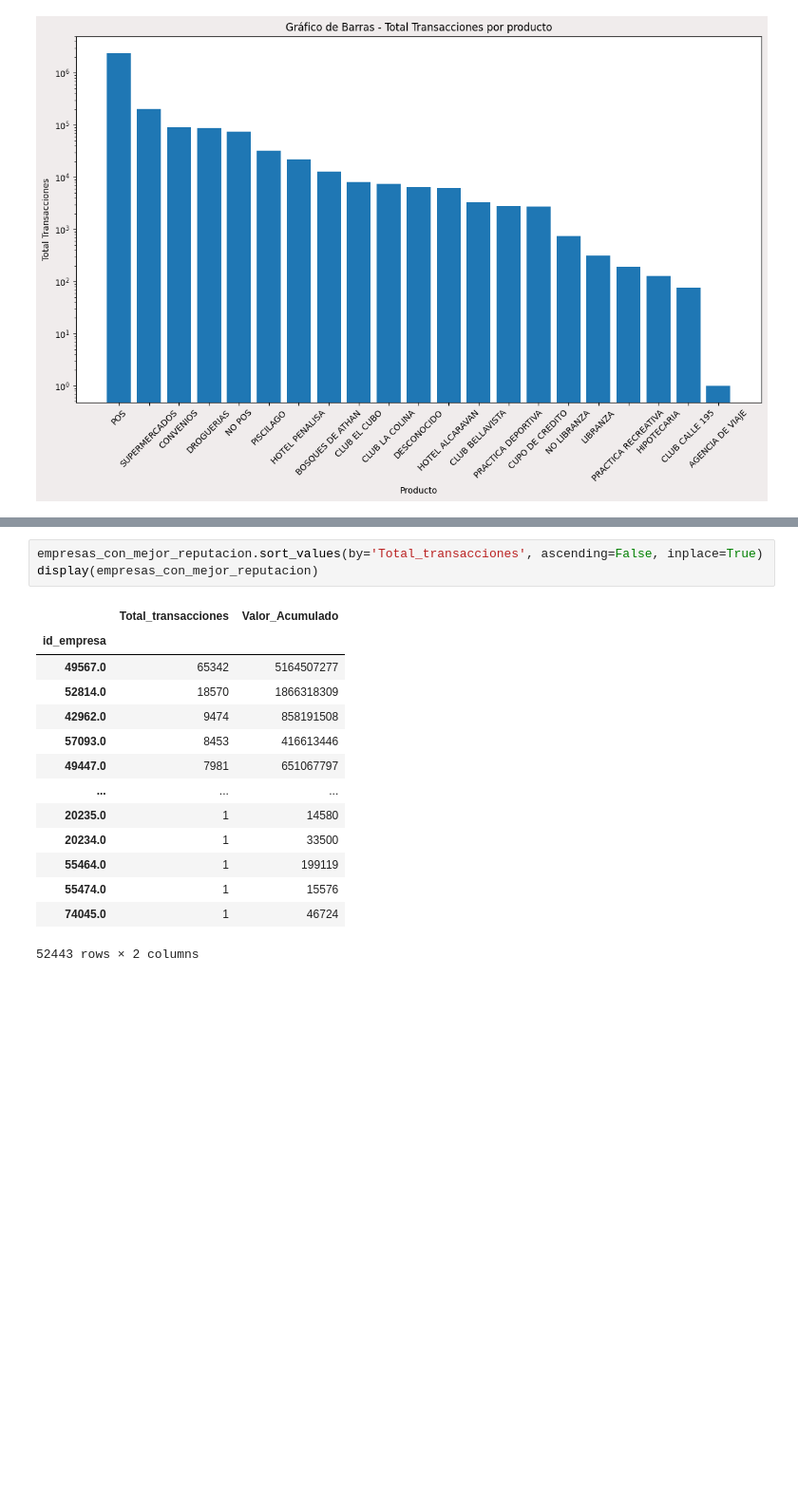
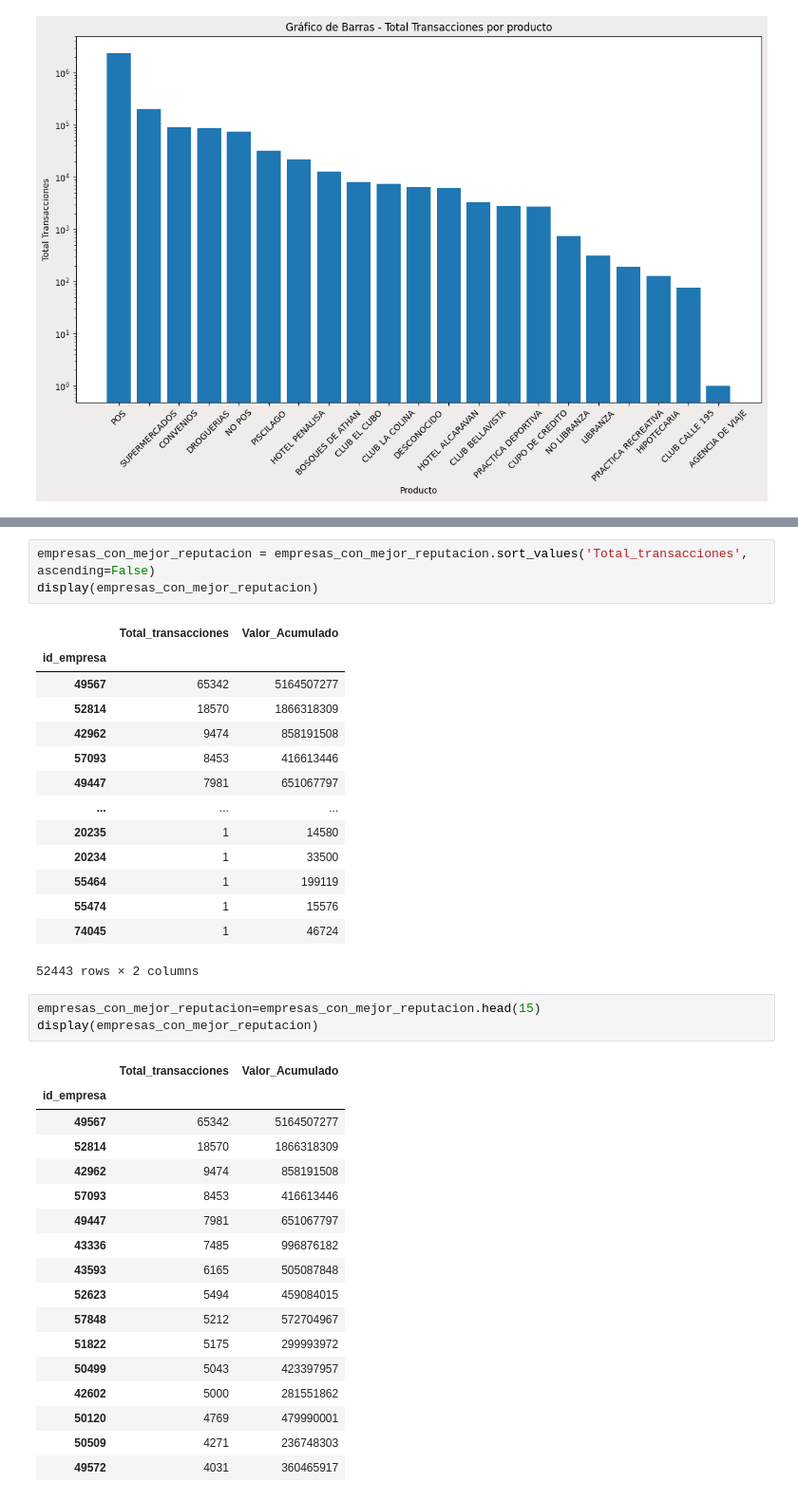
Before and after one commit to DanielAndresD/prueba-tecnica-colsubsidio, a Jupyter notebook: analisis_data.ipynb, the cells around one changed output, grey strips where cells are left out. Shown at 95% size. Drawn from its saved outputs; the diff is of its cells as text; blank space fills up the shorter version.

```diff
--- a/analisis_data.ipynb
+++ b/analisis_data.ipynb
@@ -642,18 +673,39 @@ empresas_con_mejor_reputacion['Valor_Acumulado']= empresas_personas_consumos_joi
 # %%
-empresas_con_mejor_reputacion.sort_values(by='Total_transacciones', ascending=False, inplace=True)
+empresas_con_mejor_reputacion = empresas_con_mejor_reputacion.sort_values('Total_transacciones', ascending=False)
 display(empresas_con_mejor_reputacion)
 # %% [output]
 |  | Total_transacciones | Valor_Acumulado |
 | id_empresa |  |  |
-| 49567.0 | 65342 | 5164507277 |
-| 52814.0 | 18570 | 1866318309 |
-| 42962.0 | 9474 | 858191508 |
-| 57093.0 | 8453 | 416613446 |
-| 49447.0 | 7981 | 651067797 |
+| 49567 | 65342 | 5164507277 |
+| 52814 | 18570 | 1866318309 |
+| 42962 | 9474 | 858191508 |
+| 57093 | 8453 | 416613446 |
+| 49447 | 7981 | 651067797 |
 | ... | ... | ... |
-| 20235.0 | 1 | 14580 |
-| 20234.0 | 1 | 33500 |
-| 55464.0 | 1 | 199119 |
-| 55474.0 | 1 | 15576 |
-| 74045.0 | 1 | 46724 |
+| 20235 | 1 | 14580 |
+| 20234 | 1 | 33500 |
+| 55464 | 1 | 199119 |
+| 55474 | 1 | 15576 |
+| 74045 | 1 | 46724 |
 52443 rows × 2 columns
+# %%
+empresas_con_mejor_reputacion=empresas_con_mejor_reputacion.head(15)
+display(empresas_con_mejor_reputacion)
+# %% [output]
+|  | Total_transacciones | Valor_Acumulado |
+| id_empresa |  |  |
+| 49567 | 65342 | 5164507277 |
+| 52814 | 18570 | 1866318309 |
+| 42962 | 9474 | 858191508 |
+| 57093 | 8453 | 416613446 |
+| 49447 | 7981 | 651067797 |
+| 43336 | 7485 | 996876182 |
+| 43593 | 6165 | 505087848 |
+| 52623 | 5494 | 459084015 |
+| 57848 | 5212 | 572704967 |
+| 51822 | 5175 | 299993972 |
+| 50499 | 5043 | 423397957 |
+| 42602 | 5000 | 281551862 |
+| 50120 | 4769 | 479990001 |
+| 50509 | 4271 | 236748303 |
+| 49572 | 4031 | 360465917 |
```
Also changed, not shown: parts of 9 cells of this notebook, 19 other files.
